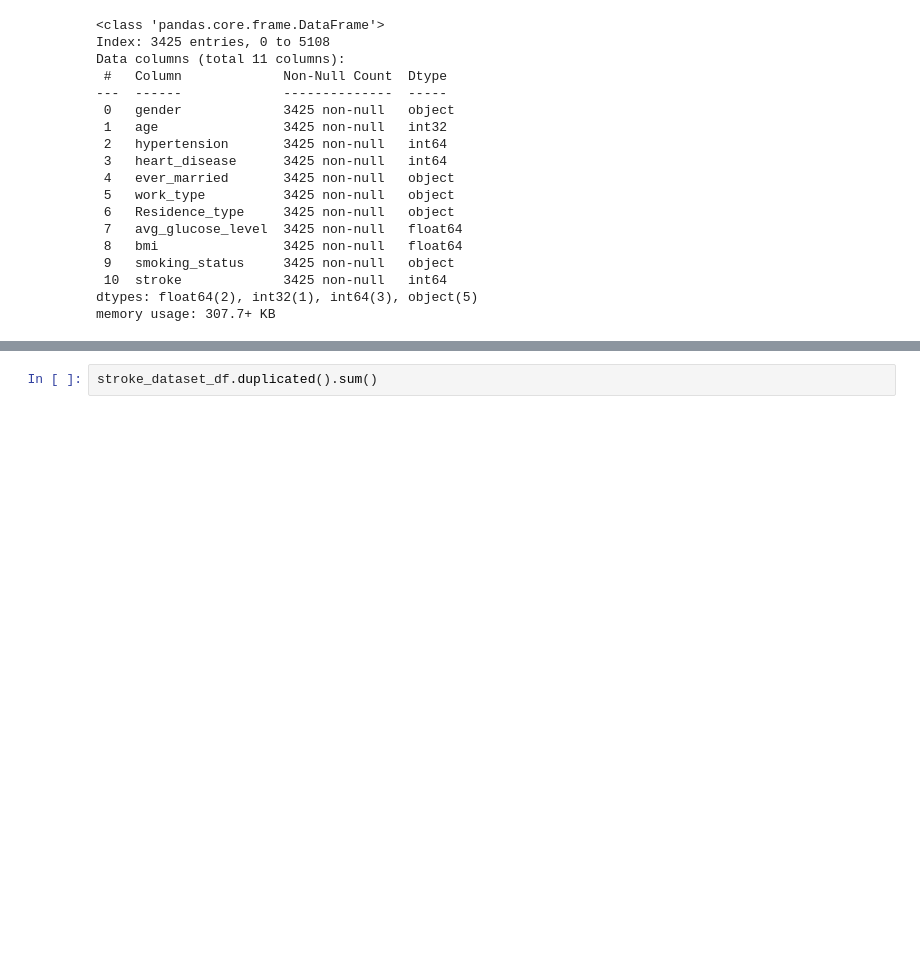
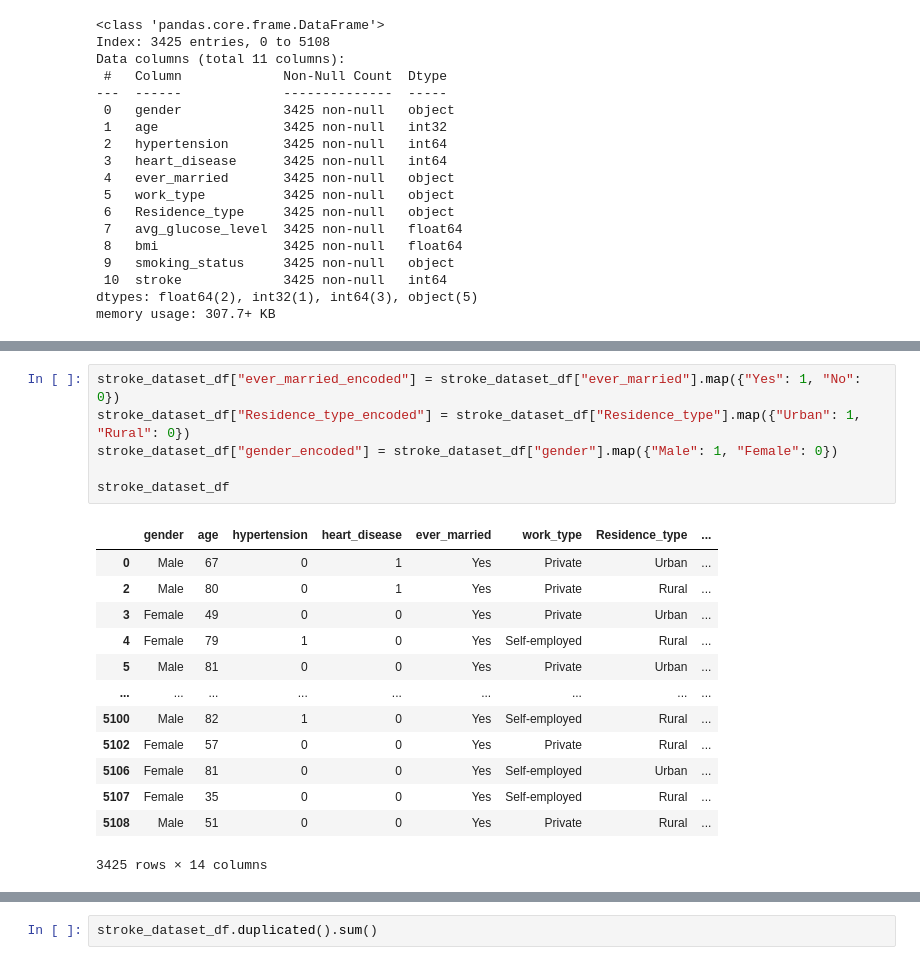
Before and after one commit to naqashb7/stroke_prediction_app, a Jupyter notebook: jupyter_notebooks/ETL.ipynb, the cells around one changed output, grey strips where cells are left out. Drawn from its saved outputs; the diff is of its cells as text; blank space fills up the shorter version.

```diff
--- a/jupyter_notebooks/ETL.ipynb
+++ b/jupyter_notebooks/ETL.ipynb
@@ -241,0 +252,20 @@ memory usage: 307.7+ KB
+# %%
+stroke_dataset_df["ever_married_encoded"] = stroke_dataset_df["ever_married"].map({"Yes": 1, "No": 0})
+stroke_dataset_df["Residence_type_encoded"] = stroke_dataset_df["Residence_type"].map({"Urban": 1, "Rural": 0})
+stroke_dataset_df["gender_encoded"] = stroke_dataset_df["gender"].map({"Male": 1, "Female": 0})
+
+stroke_dataset_df
+# %% [output]
+|  | gender | age | hypertension | heart_disease | ever_married | work_type | Residence_type | ... |
+| 0 | Male | 67 | 0 | 1 | Yes | Private | Urban | ... |
+| 2 | Male | 80 | 0 | 1 | Yes | Private | Rural | ... |
+| 3 | Female | 49 | 0 | 0 | Yes | Private | Urban | ... |
+| 4 | Female | 79 | 1 | 0 | Yes | Self-employed | Rural | ... |
+| 5 | Male | 81 | 0 | 0 | Yes | Private | Urban | ... |
+| ... | ... | ... | ... | ... | ... | ... | ... | ... |
+| 5100 | Male | 82 | 1 | 0 | Yes | Self-employed | Rural | ... |
+| 5102 | Female | 57 | 0 | 0 | Yes | Private | Rural | ... |
+| 5106 | Female | 81 | 0 | 0 | Yes | Self-employed | Urban | ... |
+| 5107 | Female | 35 | 0 | 0 | Yes | Self-employed | Rural | ... |
+| 5108 | Male | 51 | 0 | 0 | Yes | Private | Rural | ... |
+3425 rows × 14 columns
```
Also changed, not shown: parts of 8 cells of this notebook, 3 other files.
